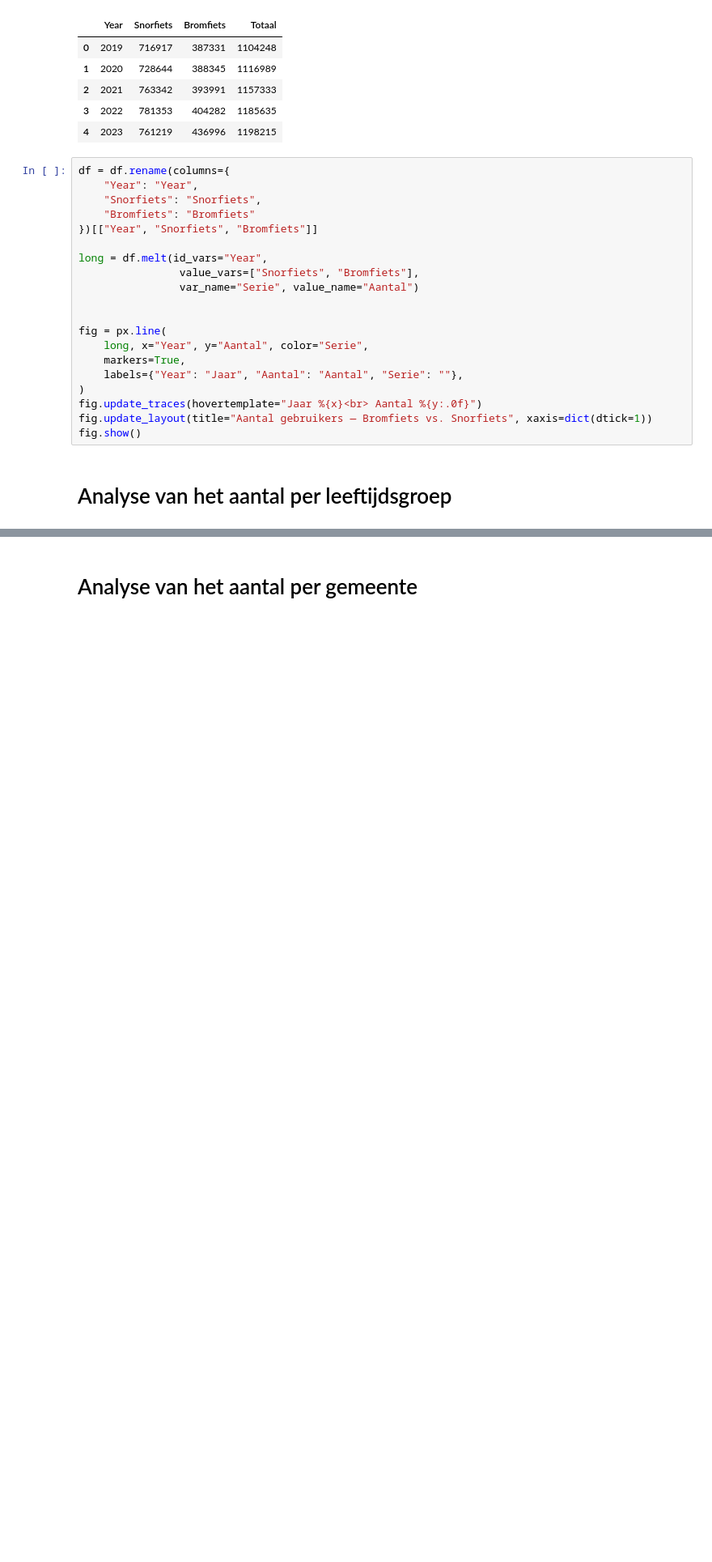
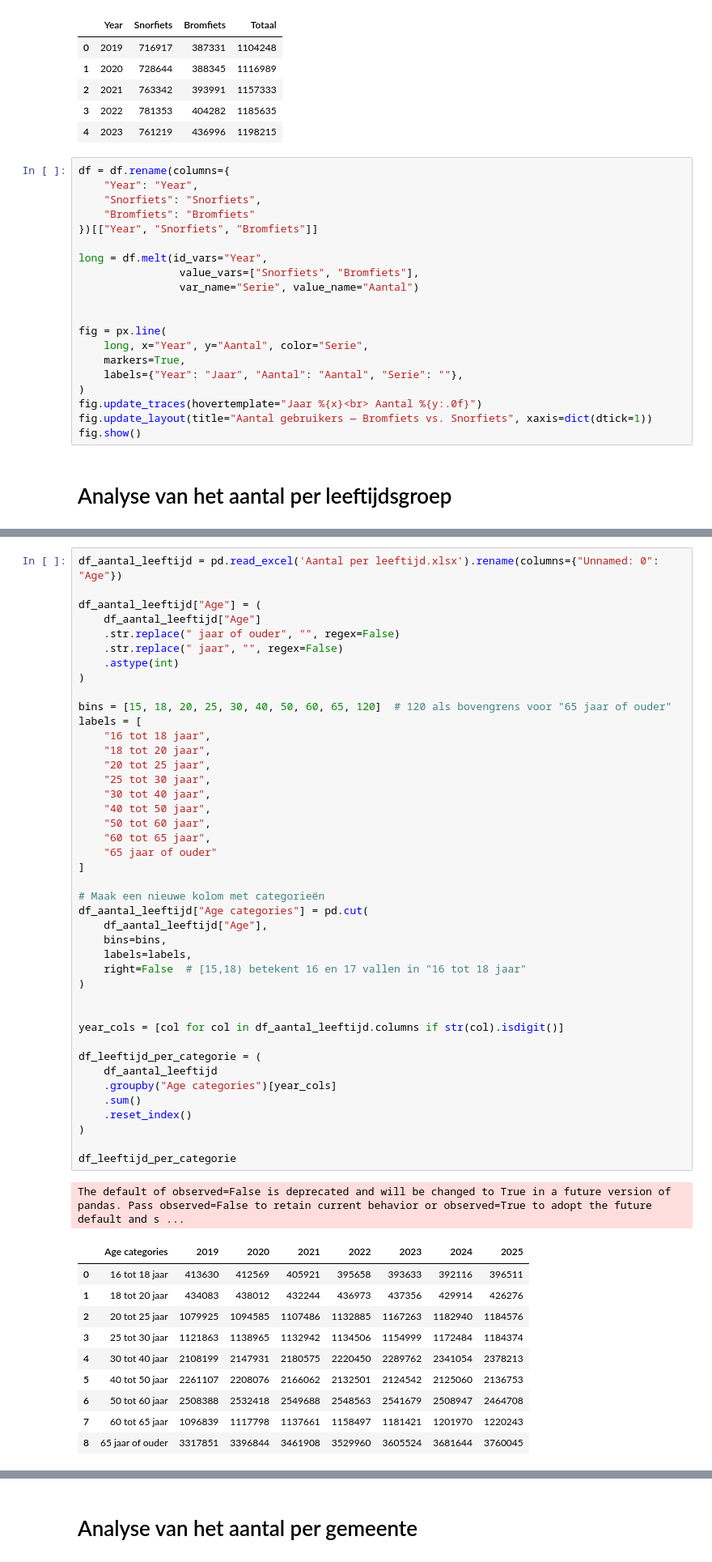
Before and after one commit to chenneman/TIL-programming-group-4, a Jupyter notebook: Plots.ipynb, the cells around one changed output, grey strips where cells are left out. Shown: that part at 81% size. Drawn from its saved outputs; the diff is of its cells as text; blank space fills up the shorter version.

```diff
--- a/Plots.ipynb
+++ b/Plots.ipynb
@@ -46,0 +55,54 @@ df0 = pd.read_csv('leeftijd_schoon.csv')
+# %%
+df_aantal_leeftijd = pd.read_excel('Aantal per leeftijd.xlsx').rename(columns={"Unnamed: 0": "Age"})
+
+df_aantal_leeftijd["Age"] = (
+    df_aantal_leeftijd["Age"]
+    .str.replace(" jaar of ouder", "", regex=False)
+    .str.replace(" jaar", "", regex=False)
+    .astype(int)
+)
+
+bins = [15, 18, 20, 25, 30, 40, 50, 60, 65, 120]  # 120 als bovengrens voor "65 jaar of ouder"
+labels = [
+    "16 tot 18 jaar",
+    "18 tot 20 jaar",
+    "20 tot 25 jaar",
+    "25 tot 30 jaar",
+    "30 tot 40 jaar",
+    "40 tot 50 jaar",
+    "50 tot 60 jaar",
+    "60 tot 65 jaar",
+    "65 jaar of ouder"
+]
+
+# Maak een nieuwe kolom met categorieën
+df_aantal_leeftijd["Age categories"] = pd.cut(
+    df_aantal_leeftijd["Age"],
+    bins=bins,
+    labels=labels,
+    right=False  # [15,18) betekent 16 en 17 vallen in "16 tot 18 jaar"
+)
+
+
+year_cols = [col for col in df_aantal_leeftijd.columns if str(col).isdigit()]
+
+df_leeftijd_per_categorie = (
+    df_aantal_leeftijd
+    .groupby("Age categories")[year_cols]
+    .sum()
+    .reset_index()
+)
+
+df_leeftijd_per_categorie
+# %% [output]
+The default of observed=False is deprecated and will be changed to True in a future version of pandas. Pass observed=False to retain current behavior or observed=True to adopt the future default and s ...
+|  | Age categories | 2019 | 2020 | 2021 | 2022 | 2023 | 2024 | 2025 |
+| 0 | 16 tot 18 jaar | 413630 | 412569 | 405921 | 395658 | 393633 | 392116 | 396511 |
+| 1 | 18 tot 20 jaar | 434083 | 438012 | 432244 | 436973 | 437356 | 429914 | 426276 |
+| 2 | 20 tot 25 jaar | 1079925 | 1094585 | 1107486 | 1132885 | 1167263 | 1182940 | 1184576 |
+| 3 | 25 tot 30 jaar | 1121863 | 1138965 | 1132942 | 1134506 | 1154999 | 1172484 | 1184374 |
+| 4 | 30 tot 40 jaar | 2108199 | 2147931 | 2180575 | 2220450 | 2289762 | 2341054 | 2378213 |
+| 5 | 40 tot 50 jaar | 2261107 | 2208076 | 2166062 | 2132501 | 2124542 | 2125060 | 2136753 |
+| 6 | 50 tot 60 jaar | 2508388 | 2532418 | 2549688 | 2548563 | 2541679 | 2508947 | 2464708 |
+| 7 | 60 tot 65 jaar | 1096839 | 1117798 | 1137661 | 1158497 | 1181421 | 1201970 | 1220243 |
+| 8 | 65 jaar of ouder | 3317851 | 3396844 | 3461908 | 3529960 | 3605524 | 3681644 | 3760045 |
```
Also changed, not shown: parts of 6 cells of this notebook.
